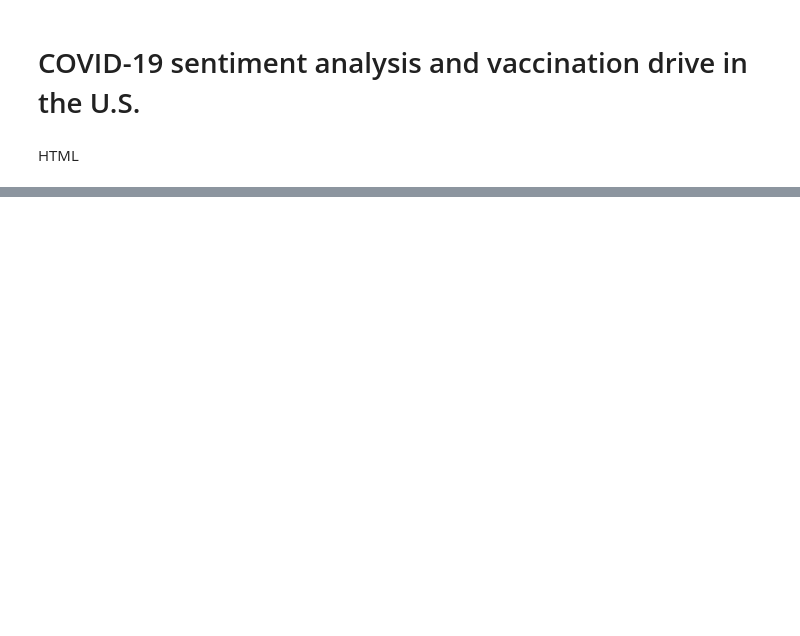
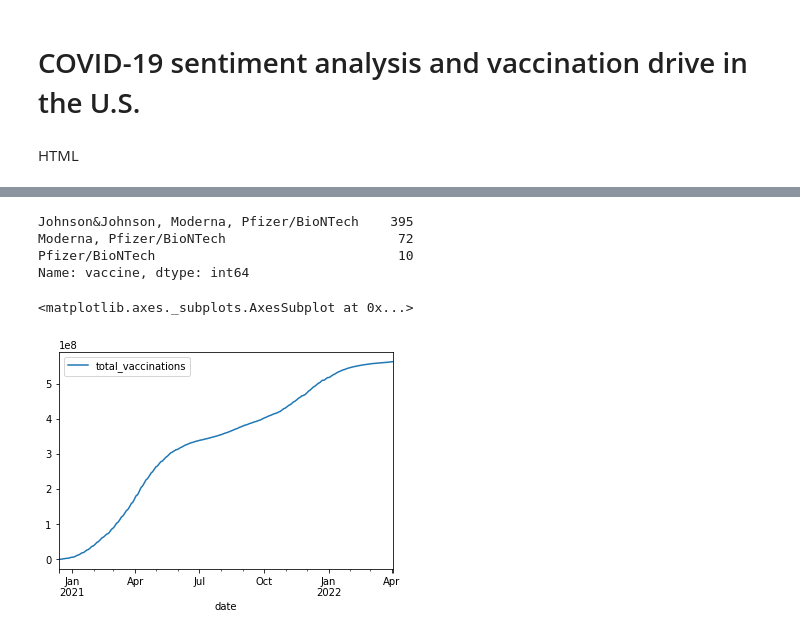
Before and after one commit to ak7588/ProjectsInProgrammingFinal, a Jupyter notebook: Projects_in_Programming_Finall_Project.ipynb, the cells around one changed output, grey strips where cells are left out. Saved outputs shown, nothing was run; the diff lists cells and outputs as text; code cells hidden in the pictures; blank space fills up the shorter version.

```diff
--- a/Projects_in_Programming_Finall_Project.ipynb
+++ b/Projects_in_Programming_Finall_Project.ipynb
@@ -93,0 +96,7 @@ cd /content/drive/MyDrive/Colab Notebooks/
+# %%
+import requests
+import datetime as datetime
+import pandas as pd
+
+data = pd.read_csv("./US_Vaccination_Data.csv")
+data.head()
@@ -93,0 +119,2 @@ cd /content/drive/MyDrive/Colab Notebooks/
+# %%
+data['date'] = pd.to_datetime(data['date'], format = '%Y-%m-%d')
@@ -93,0 +133,7 @@ cd /content/drive/MyDrive/Colab Notebooks/
+# %%
+data['vaccine'].value_counts()
+# %% [output]
+Johnson&Johnson, Moderna, Pfizer/BioNTech    395
+Moderna, Pfizer/BioNTech                      72
+Pfizer/BioNTech                               10
+Name: vaccine, dtype: int64
@@ -93,0 +146,5 @@ cd /content/drive/MyDrive/Colab Notebooks/
+# %%
+data.plot( x = 'date', y= 'total_vaccinations')
+# %% [output]
+<matplotlib.axes._subplots.AxesSubplot at 0x...>
+[figure, added]
```
Also changed, not shown: parts of 7 cells of this notebook.
